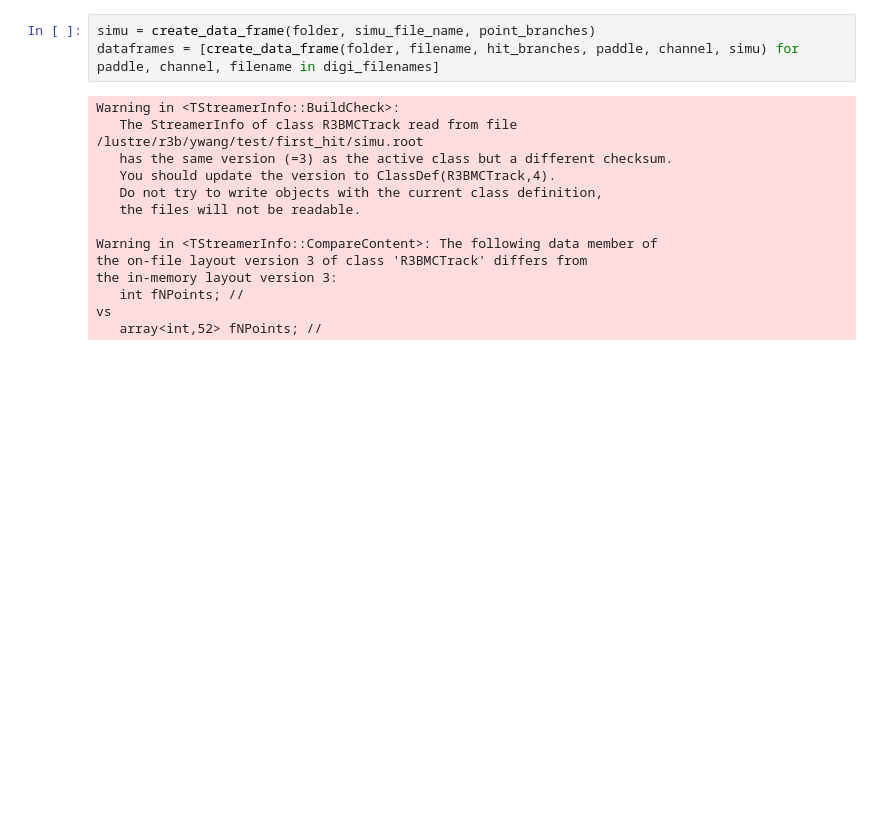
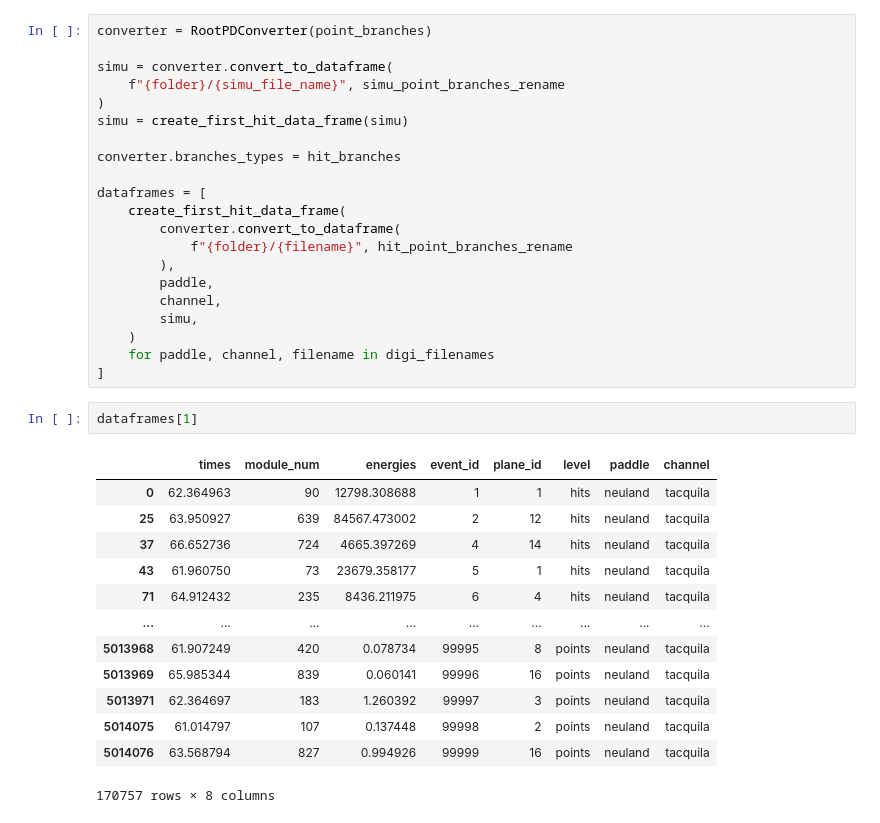
Before and after one commit to YanzhaoW/r3b_jupyter, a Jupyter notebook: others/ivana/first_hit_check.ipynb, the cells around one changed output. Drawn from its saved outputs; the diff is of its cells as text; blank space fills up the shorter version.

```diff
--- a/others/ivana/first_hit_check.ipynb
+++ b/others/ivana/first_hit_check.ipynb
@@ -71,18 +117,38 @@ def create_data_frame(folder, filename, branches, paddle_label = None, channel_l
 # %%
-simu = create_data_frame(folder, simu_file_name, point_branches)
-dataframes = [create_data_frame(folder, filename, hit_branches, paddle, channel, simu) for paddle, channel, filename in digi_filenames]
+converter = RootPDConverter(point_branches)
+
+simu = converter.convert_to_dataframe(
+    f"{folder}/{simu_file_name}", simu_point_branches_rename
+)
+simu = create_first_hit_data_frame(simu)
+
+converter.branches_types = hit_branches
+
+dataframes = [
+    create_first_hit_data_frame(
+        converter.convert_to_dataframe(
+            f"{folder}/{filename}", hit_point_branches_rename
+        ),
+        paddle,
+        channel,
+        simu,
+    )
+    for paddle, channel, filename in digi_filenames
+]
-# %% [output]
-Warning in <TStreamerInfo::BuildCheck>:
-   The StreamerInfo of class R3BMCTrack read from file /lustre/r3b/ywang/test/first_hit/simu.root
-   has the same version (=3) as the active class but a different checksum.
-   You should update the version to ClassDef(R3BMCTrack,4).
-   Do not try to write objects with the current class definition,
-   the files will not be readable.
-
-Warning in <TStreamerInfo::CompareContent>: The following data member of
-the on-file layout version 3 of class 'R3BMCTrack' differs from
-the in-memory layout version 3:
-   int fNPoints; //
-vs
-   array<int,52> fNPoints; //
+# %%
+dataframes[1]
+# %% [output]
+|  | times | module_num | energies | event_id | plane_id | level | paddle | channel |
+| 0 | 62.364963 | 90 | 12798.308688 | 1 | 1 | hits | neuland | tacquila |
+| 25 | 63.950927 | 639 | 84567.473002 | 2 | 12 | hits | neuland | tacquila |
+| 37 | 66.652736 | 724 | 4665.397269 | 4 | 14 | hits | neuland | tacquila |
+| 43 | 61.960750 | 73 | 23679.358177 | 5 | 1 | hits | neuland | tacquila |
+| 71 | 64.912432 | 235 | 8436.211975 | 6 | 4 | hits | neuland | tacquila |
+| ... | ... | ... | ... | ... | ... | ... | ... | ... |
+| 5013968 | 61.907249 | 420 | 0.078734 | 99995 | 8 | points | neuland | tacquila |
+| 5013969 | 65.985344 | 839 | 0.060141 | 99996 | 16 | points | neuland | tacquila |
+| 5013971 | 62.364697 | 183 | 1.260392 | 99997 | 3 | points | neuland | tacquila |
+| 5014075 | 61.014797 | 107 | 0.137448 | 99998 | 2 | points | neuland | tacquila |
+| 5014076 | 63.568794 | 827 | 0.994926 | 99999 | 16 | points | neuland | tacquila |
+170757 rows × 8 columns
 # %%
```
Also changed, not shown: parts of 12 cells of this notebook, 8 other files.
